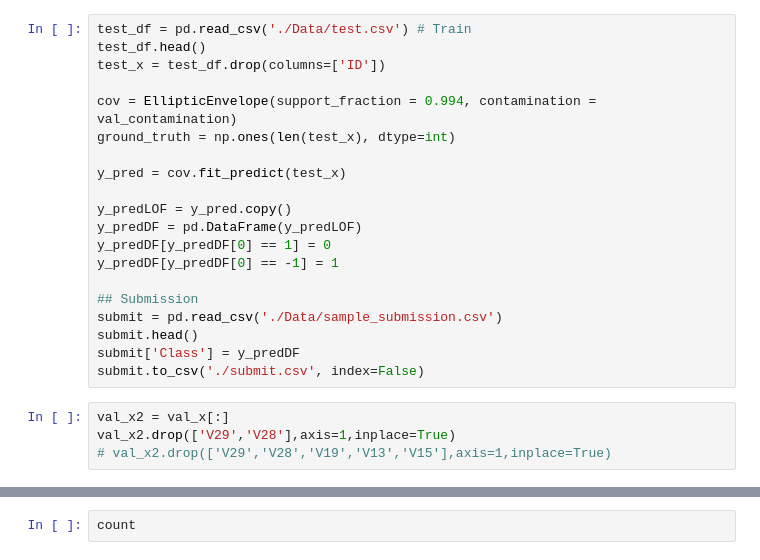
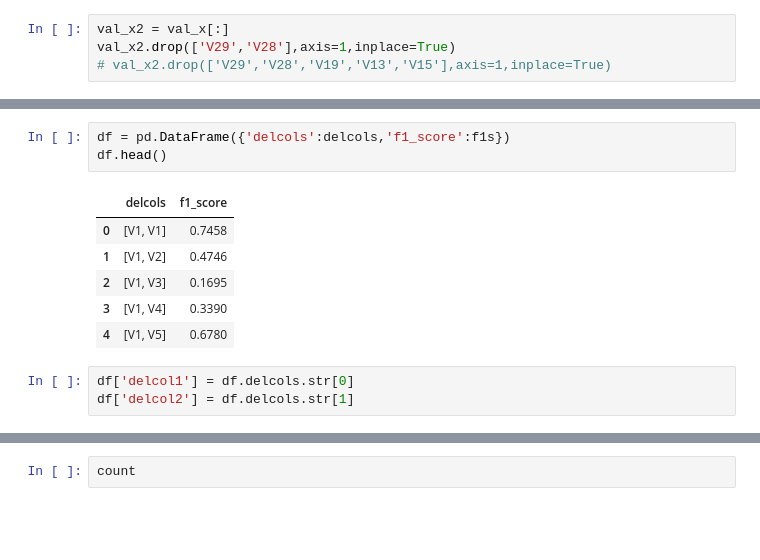
Before and after one commit to bjKim2/Dacon_CreditCard, a Jupyter notebook: prac_robust_02.ipynb, the cells around one changed output, grey strips where cells are left out. Drawn from its saved outputs; the diff is of its cells as text; blank space fills up the shorter version.

```diff
--- a/prac_robust_02.ipynb
+++ b/prac_robust_02.ipynb
@@ -124,23 +66,3 @@ NameError: name 'pca_columns' is not defined
-# %%
-test_df = pd.read_csv('./Data/test.csv') # Train
-test_df.head()
-test_x = test_df.drop(columns=['ID'])
-
-cov = EllipticEnvelope(support_fraction = 0.994, contamination = val_contamination)
-ground_truth = np.ones(len(test_x), dtype=int)
-
-y_pred = cov.fit_predict(test_x)
-
-y_predLOF = y_pred.copy()
-y_predDF = pd.DataFrame(y_predLOF)
-y_predDF[y_predDF[0] == 1] = 0
-y_predDF[y_predDF[0] == -1] = 1
-
-## Submission
-submit = pd.read_csv('./Data/sample_submission.csv')
-submit.head()
-submit['Class'] = y_predDF
-submit.to_csv('./submit.csv', index=False)
 # %%
 val_x2 = val_x[:]
 val_x2.drop(['V29','V28'],axis=1,inplace=True)
@@ -191,0 +133,13 @@ F1 score on Test 0.5484
+# %%
+df = pd.DataFrame({'delcols':delcols,'f1_score':f1s})
+df.head()
+# %% [output]
+|  | delcols | f1_score |
+| 0 | [V1, V1] | 0.7458 |
+| 1 | [V1, V2] | 0.4746 |
+| 2 | [V1, V3] | 0.1695 |
+| 3 | [V1, V4] | 0.3390 |
+| 4 | [V1, V5] | 0.6780 |
+# %%
+df['delcol1'] = df.delcols.str[0]
+df['delcol2'] = df.delcols.str[1]
```
Also changed, not shown: parts of 13 cells of this notebook, 12 other files.
